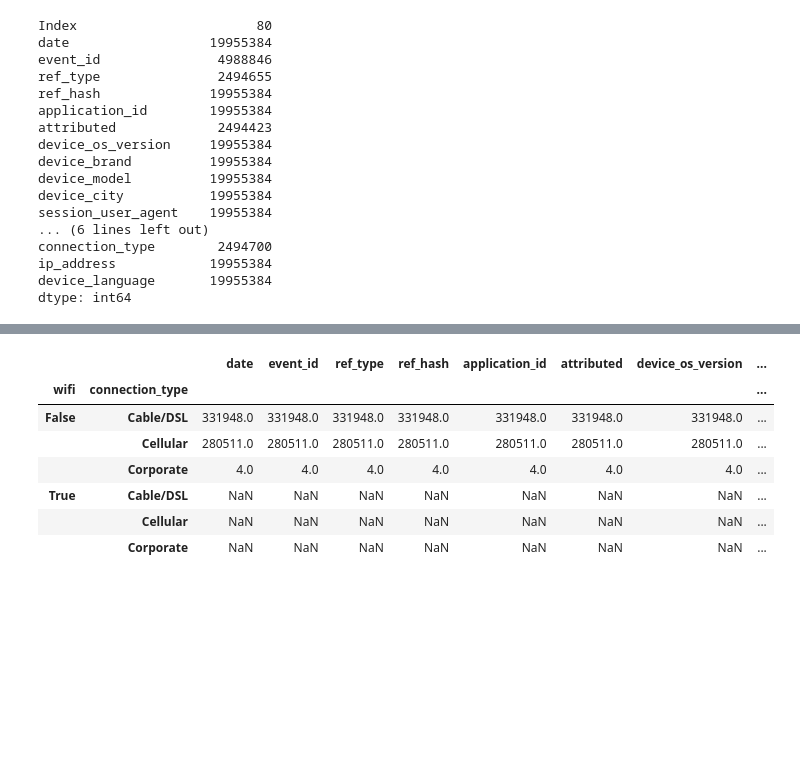
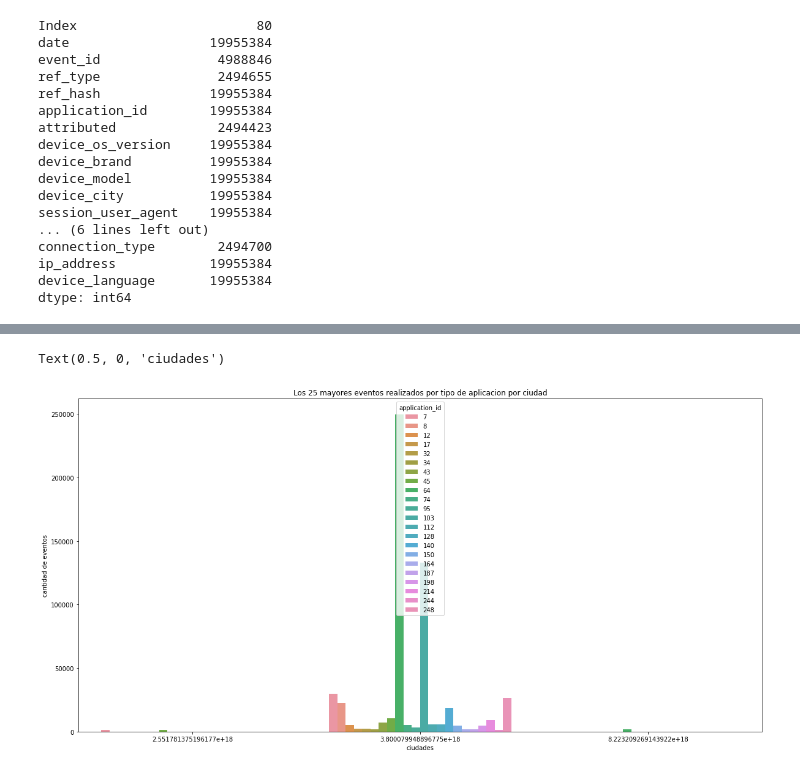
Before and after one commit to Elianagam/orgaDatosTp1, a Jupyter notebook: prueba_events.ipynb, the cells around one changed output, grey strips where cells are left out. Cells and saved outputs as stored; diff of their text form; code cells hidden in the pictures; blank space fills up the shorter version.

```diff
--- a/prueba_events.ipynb
+++ b/prueba_events.ipynb
@@ -139,24 +206,16 @@ events['device_language'].value_counts()
-# %%
-events.groupby(['wifi', 'connection_type']).agg('count')
-# %% [output]
-|  |  | date | event_id | ref_type | ref_hash | application_id | attributed | device_os_version | ... |
-| wifi | connection_type |  |  |  |  |  |  |  | ... |
-| False | Cable/DSL | 331948.0 | 331948.0 | 331948.0 | 331948.0 | 331948.0 | 331948.0 | 331948.0 | ... |
-|  | Cellular | 280511.0 | 280511.0 | 280511.0 | 280511.0 | 280511.0 | 280511.0 | 280511.0 | ... |
-|  | Corporate | 4.0 | 4.0 | 4.0 | 4.0 | 4.0 | 4.0 | 4.0 | ... |
-| True | Cable/DSL | NaN | NaN | NaN | NaN | NaN | NaN | NaN | ... |
-|  | Cellular | NaN | NaN | NaN | NaN | NaN | NaN | NaN | ... |
-|  | Corporate | NaN | NaN | NaN | NaN | NaN | NaN | NaN | ... |
 # %%
-events_city_app = (events.loc[:,['device_city', 'application_id']])
+events_city_app = events.loc[:,['device_city', 'application_id']]
+events_city_app.insert(loc = 2, column = 'cant', value = 1)
+events_city_app = events_city_app.groupby(['device_city', 'application_id']).agg('sum').nlargest(25, 'cant').reset_index()
+#events_city_app
+plt.figure(figsize=(20,10))
+graph_city_app_events = sns.barplot (x=events_city_app['device_city'], y=events_city_app['cant'], data = events_city_app,\
+                                       hue=events_city_app['application_id'])
+graph_city_app_events.set_title("Los 25 mayores eventos realizados por tipo de aplicacion por ciudad")
+graph_city_app_events.set_ylabel("cantidad de eventos")
+graph_city_app_events.set_xlabel("ciudades")
 
-graph_citty_app_events = sns.countplot (x=events_city_app['device_city'], data = events_city_app, hue = events_city_app['application_id'])
-
-#events_city_app.insert(loc = 2, column = 'cant', value = 1)
-#events_city_app = events_city_app.groupby(['device_city', 'application_id']).agg('sum')
-#events_city_app = events_city_app['cant'].nlargest(25)
-#graph_citty_app_events = events_city_app.unstack(1).plot.bar(figsize = (20,10))
-
-graph_citty_app_events.set_title("Los 25 mayores eventos realizados por tipo de aplicacion por ciudad")
-graph_citty_app_events.set_ylabel("cantidad de eventos")
-graph_citty_app_events.set_xlabel("Id de aplicación en cada ciudad")
+#graph_city_app_events
+# %% [output]
+Text(0.5, 0, 'ciudades')
+[figure, added]
```
Also changed, not shown: parts of 20 cells of this notebook, 2 other files.
